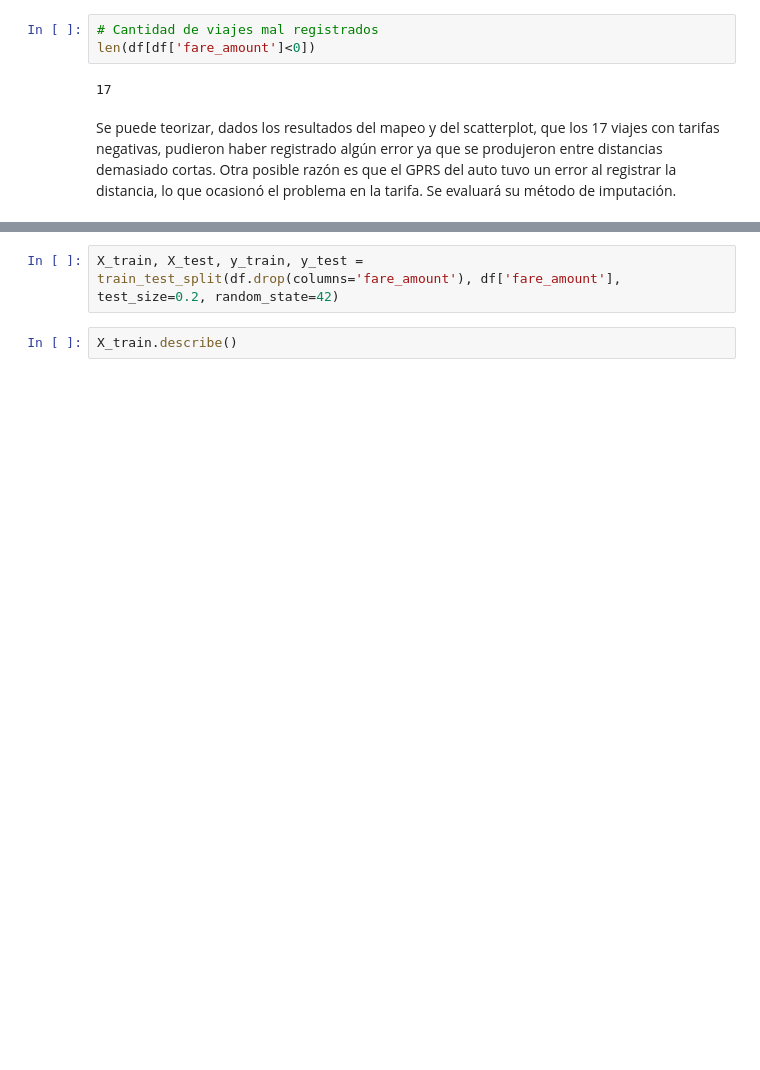
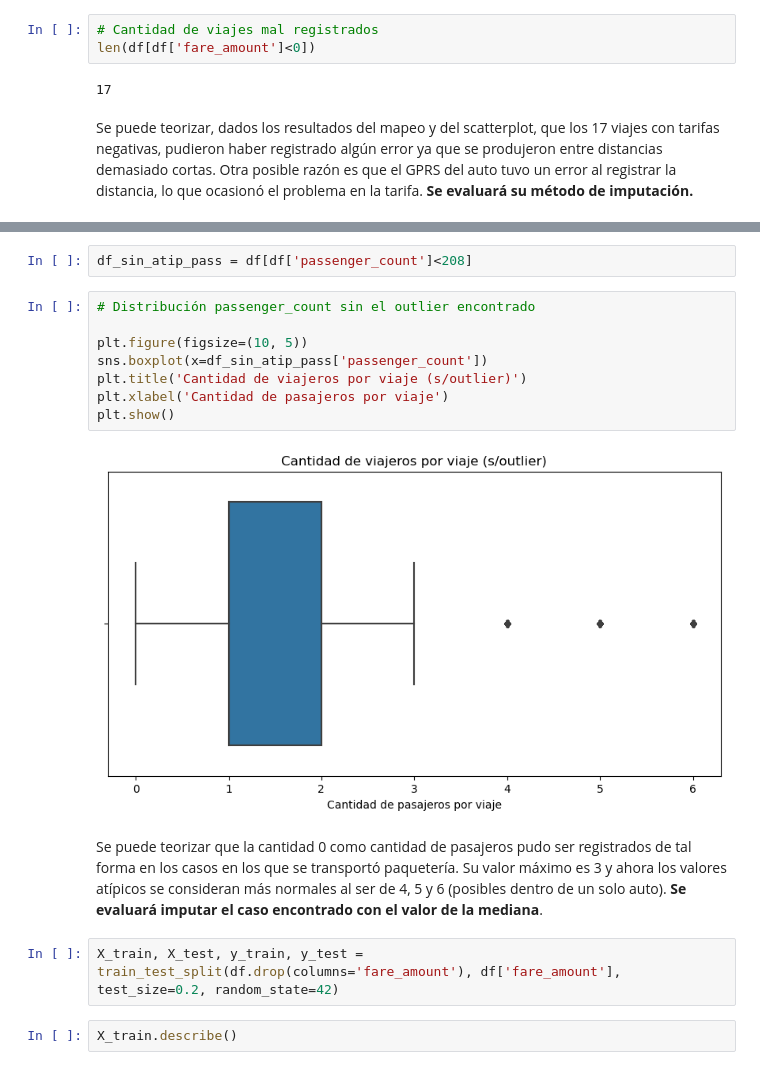
Before and after one commit to CaroRuiz92/AA1-TUIA-2025C2-Ruiz-Quispe, a Jupyter notebook: TP-Regresion-AA1-2025C1.ipynb, the cells around one changed output, grey strips where cells are left out. Cells and saved outputs as stored; diff of their text form; blank space fills up the shorter version.

Commit message:
Se visualizan datos para ver posibilidades de imputación de v. atíp.

```diff
--- a/TP-Regresion-AA1-2025C1.ipynb
+++ b/TP-Regresion-AA1-2025C1.ipynb
@@ -200,12 +188,26 @@ len(df[df['fare_amount']<0])
 # %% [output]
 17
 # %% [markdown]
-Se puede teorizar, dados los resultados del mapeo y del scatterplot, que los 17 viajes con tarifas negativas, pudieron haber registrado algún error ya que se produjeron entre distancias demasiado cortas. Otra posible razón es que el GPRS del auto tuvo un error al registrar la distancia, lo que ocasionó el problema en la tarifa. Se evaluará su método de imputación.
+Se puede teorizar, dados los resultados del mapeo y del scatterplot, que los 17 viajes con tarifas negativas, pudieron haber registrado algún error ya que se produjeron entre distancias demasiado cortas. Otra posible razón es que el GPRS del auto tuvo un error al registrar la distancia, lo que ocasionó el problema en la tarifa. **Se evaluará su método de imputación.**
 # %%
 df[df['passenger_count']>=100]
 # %% [output]
 |  | key | date | fare_amount | pickup_datetime | pickup_longitude | pickup_latitude | dropoff_longitude | ... |
 | 113038 | 35893772 | 2010-12-28 08:20:00.000000100 | 11.7 | 2010-12-28 08:20:00+00:00 | -73.937795 | 40.758498 | -73.937835 | ... |
+# %%
+df_sin_atip_pass = df[df['passenger_count']<208]
+# %%
+# Distribución passenger_count sin el outlier encontrado
+
+plt.figure(figsize=(10, 5))
+sns.boxplot(x=df_sin_atip_pass['passenger_count'])
+plt.title('Cantidad de viajeros por viaje (s/outlier)')
+plt.xlabel('Cantidad de pasajeros por viaje')
+plt.show()
+# %% [output]
+[figure, added]
+# %% [markdown]
+Se puede teorizar que la cantidad 0 como cantidad de pasajeros pudo ser registrados de tal forma en los casos en los que se transportó paquetería. Su valor máximo es 3 y ahora los valores atípicos se consideran más normales al ser de 4, 5 y 6 (posibles dentro de un solo auto). **Se evaluará imputar el caso encontrado con el valor de la mediana**.
 # %%
 X_train, X_test, y_train, y_test = train_test_split(df.drop(columns='fare_amount'), df['fare_amount'], test_size=0.2, random_state=42)
 # %%
```
Also changed, not shown: parts of 1 cell of this notebook.
